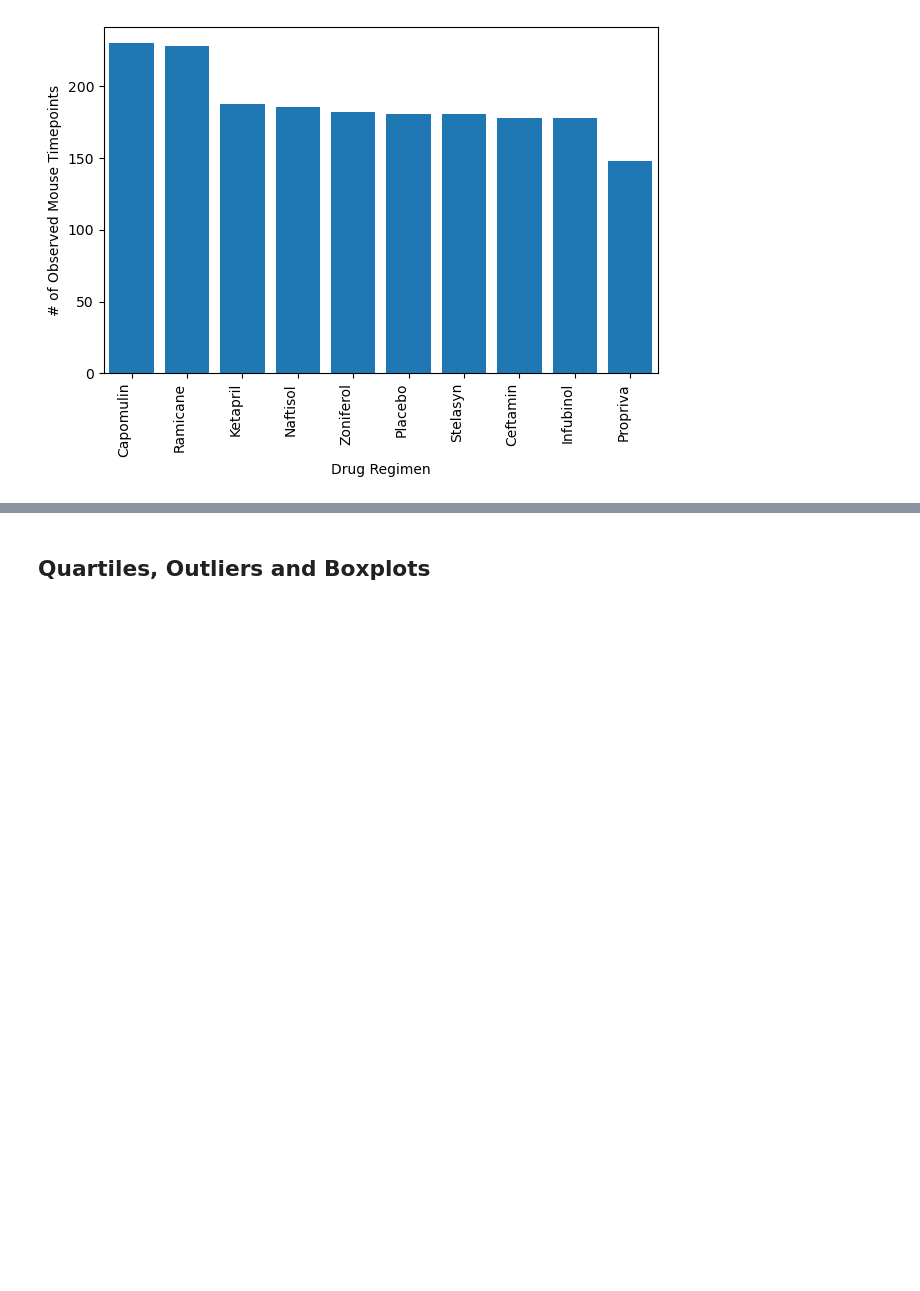
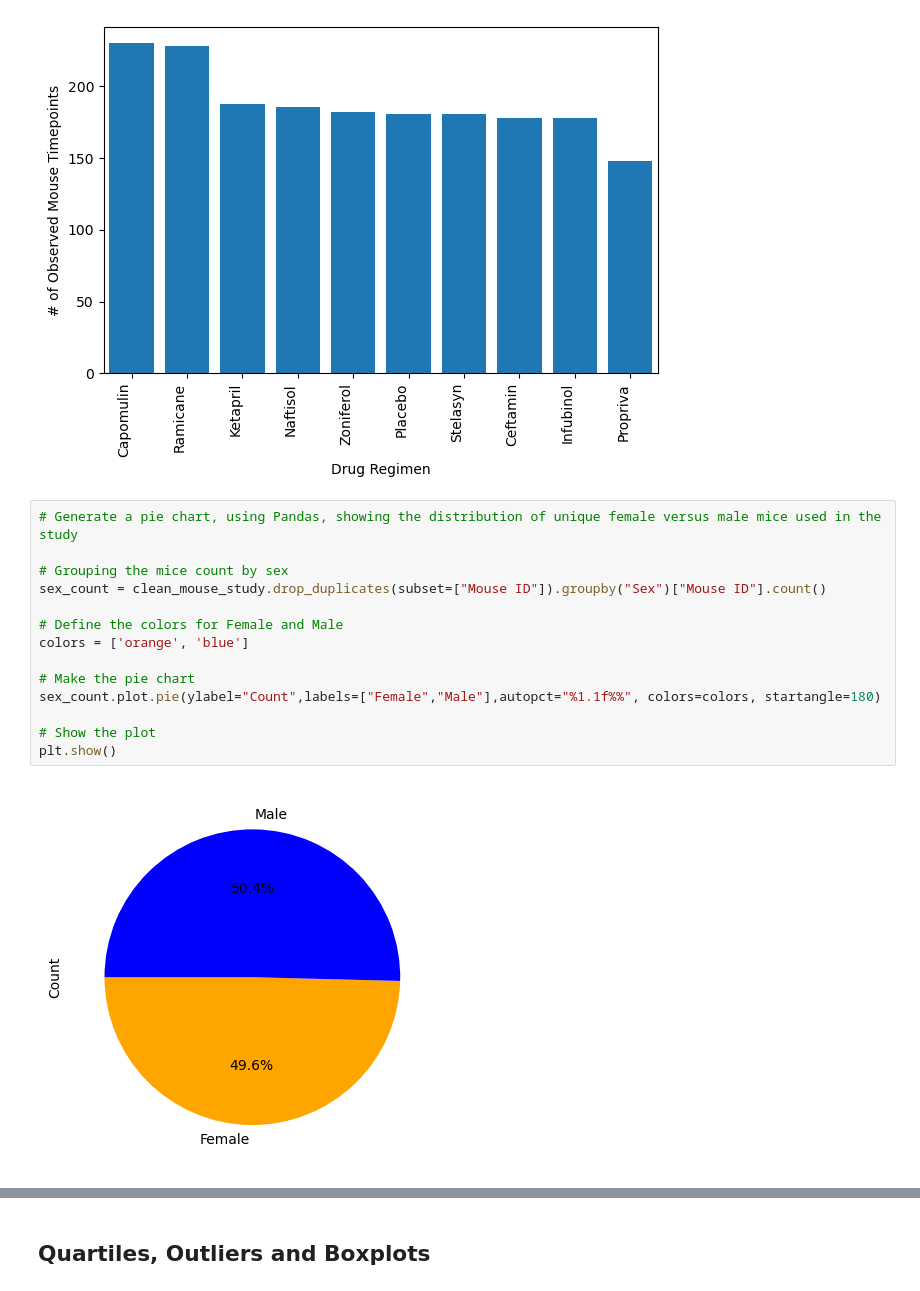
Before and after one commit to Feda2020/Module-5-Challenge, a Jupyter notebook: Pymaceuticals/pymaceuticals_starter.ipynb, the cells around one changed output, grey strips where cells are left out. Saved outputs shown, nothing was run; the diff lists cells and outputs as text; blank space fills up the shorter version.

```diff
--- a/Pymaceuticals/pymaceuticals_starter.ipynb
+++ b/Pymaceuticals/pymaceuticals_starter.ipynb
@@ -180,4 +180,20 @@ plt.tight_layout()  # Ensure everything fits without overlapping
 plt.show()
 # %% [output]
 [figure]
+# %%
+# Generate a pie chart, using Pandas, showing the distribution of unique female versus male mice used in the study
+
+# Grouping the mice count by sex
+sex_count = clean_mouse_study.drop_duplicates(subset=["Mouse ID"]).groupby("Sex")["Mouse ID"].count()
+
+# Define the colors for Female and Male
+colors = ['orange', 'blue']
+
+# Make the pie chart
+sex_count.plot.pie(ylabel="Count",labels=["Female","Male"],autopct="%1.1f%%", colors=colors, startangle=180)
+
+# Show the plot
+plt.show()
+# %% [output]
+[figure, added]
 # %%
```
Also changed, not shown: parts of 2 cells of this notebook.
